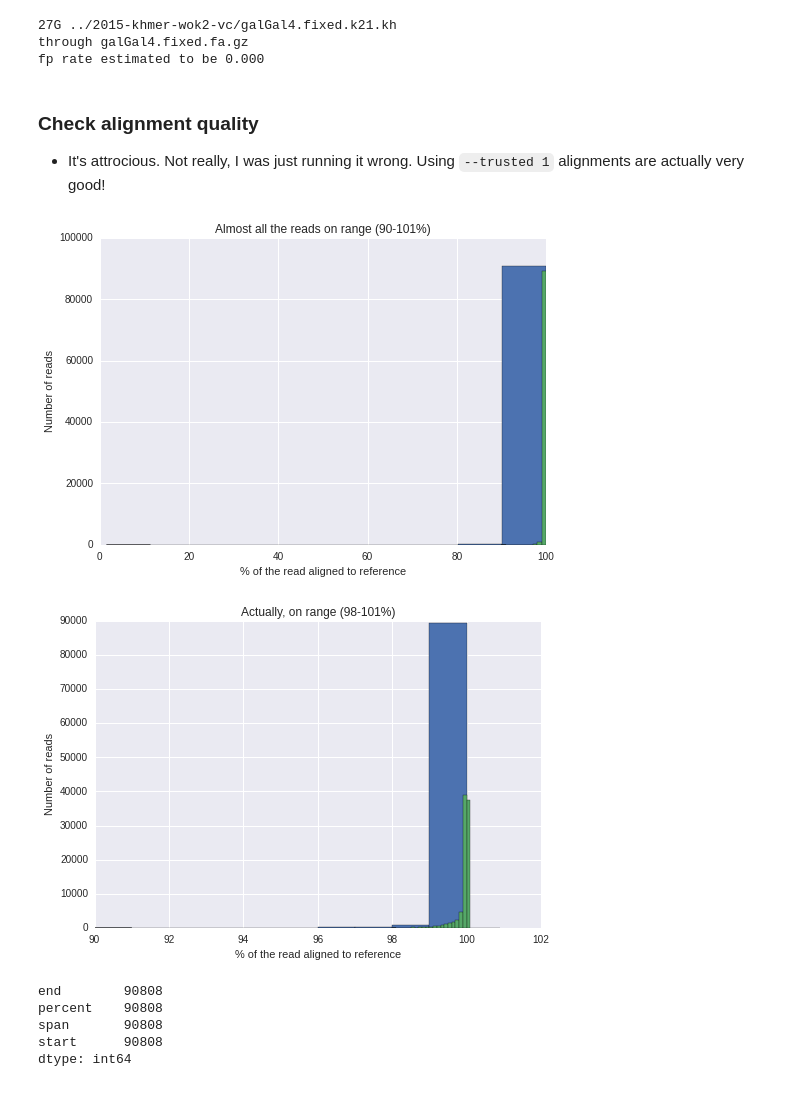
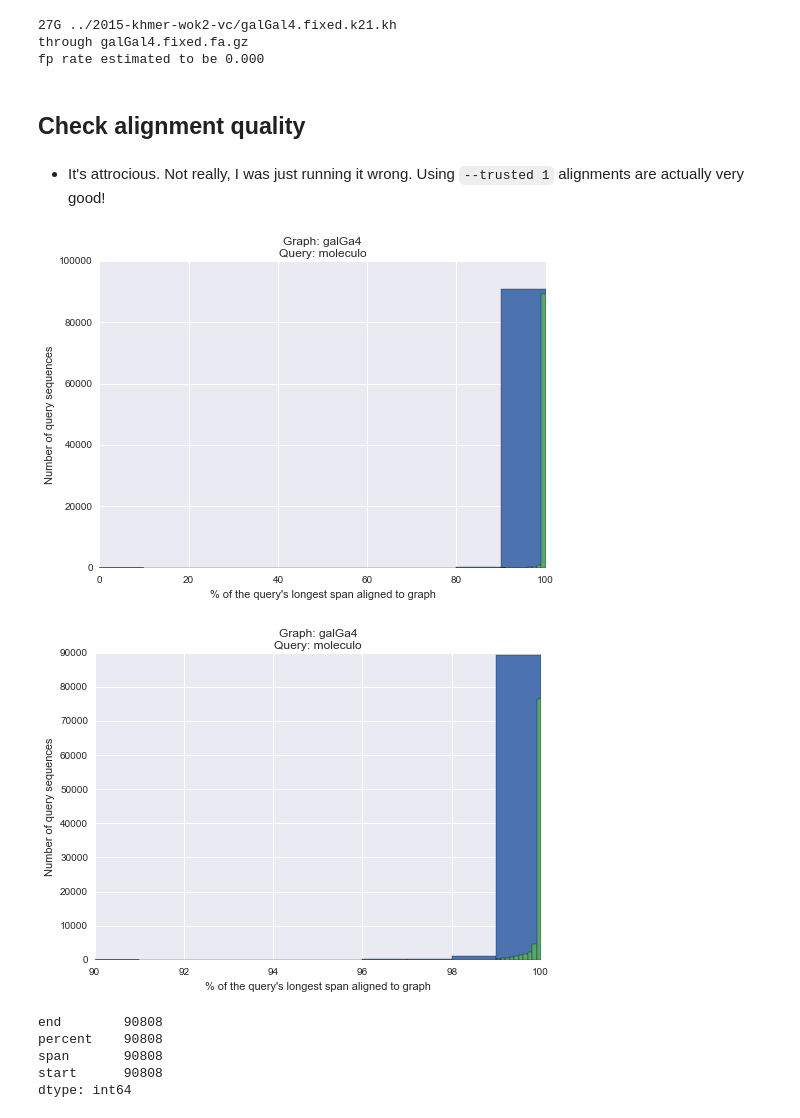
Before and after one commit to luizirber/2015-graphalign-longreads, a Jupyter notebook: notebooks/Exploration.ipynb, the cells around one changed output. Saved outputs shown, nothing was run; the diff lists cells and outputs as text; code cells hidden in the pictures.

```diff
--- a/notebooks/Exploration.ipynb
+++ b/notebooks/Exploration.ipynb
@@ -37,12 +50,12 @@ load-into-counting.py -k 21 -x 7e9 galGal4.fixed.k21.kh galGal4.fixed.fa.gz
 27G ../2015-khmer-wok2-vc/galGal4.fixed.k21.kh
 through galGal4.fixed.fa.gz
 fp rate estimated to be 0.000
+# %% [markdown]
+## Check alignment quality
 # %% [markdown]
-### Check alignment quality
-
- - It's attrocious. Not really, I was just running it wrong. Using `--trusted 1` alignments are actually very good!
+- It's attrocious. Not really, I was just running it wrong. Using `--trusted 1` alignments are actually very good!
 # %%
-def check_align(align_out, ranges=[(0, 10), (0, 1, .1)]):
+def check_align(align_out, ranges=[(0, 10), (0, 1, .1)], graph="galGal4", query="moleculo"):
     reads = {}
 
     with open(align_out, 'r') as f:
@@ -54,25 +67,30 @@ def check_align(align_out, ranges=[(0, 10), (0, 1, .1)]):
     data = pd.DataFrame.from_dict(reads).T
 
     plt.figure()
-    plt.title("Almost all the reads on range ({0}-{1}%)".format(*ranges[0]))
-    plt.xlabel("% of the read aligned to reference")
-    plt.ylabel("Number of reads")
-    data['percent'].hist()
-    data['percent'].hist(bins=np.arange(*ranges[0]))
+    plt.title("Graph: {0}\nQuery: {1}".format(graph, query))
+    plt.xlabel("% of the query's longest span aligned to graph")
+    plt.ylabel("Number of query sequences")
+    plt.xlim(0, 100)
+    data['percent'].hist(bins=np.linspace(0, 100, 11))
+    data['percent'].hist(bins=np.linspace(*ranges[0]))
 
     plt.figure()
-    plt.title("Actually, on range ({0}-{1}%)".format(*ranges[1]))
-    plt.xlabel("% of the read aligned to reference")
-    plt.ylabel("Number of reads")
-    data['percent'].hist(bins=np.arange(*ranges[0]))
-    data['percent'].hist(bins=np.arange(*ranges[1]))
+    plt.title("Graph: {0}\nQuery: {1}".format(graph, query))
+    plt.xlabel("% of the query's longest span aligned to graph")
+    plt.ylabel("Number of query sequences")
+    plt.xlim(ranges[0][0], 100)
+    data['percent'].hist(bins=np.linspace(*ranges[0]))
+    data['percent'].hist(bins=np.linspace(*ranges[1]))
 
     return data
 # %%
-galGal4_k21 = check_align('../2015-khmer-wok2-vc/galGal4.fixed.align.out', ranges=[(90, 101), (98, 101, .1)])
+galGal4_k21 = check_align('../2015-khmer-wok2-vc/galGal4.fixed.align.out',
+                          ranges=[(90, 100, 11), (99, 100, 11)],
+                          graph="galGa4",
+                          query="moleculo")
 # %% [output]
-[figure, old version]
+[figure, new version]
-[figure, old version]
+[figure, new version]
 # %%
 galGal4_k21[galGal4_k21['percent'] > 90].count()
 # %% [output]
```
Also changed, not shown: parts of 24 cells of this notebook.
